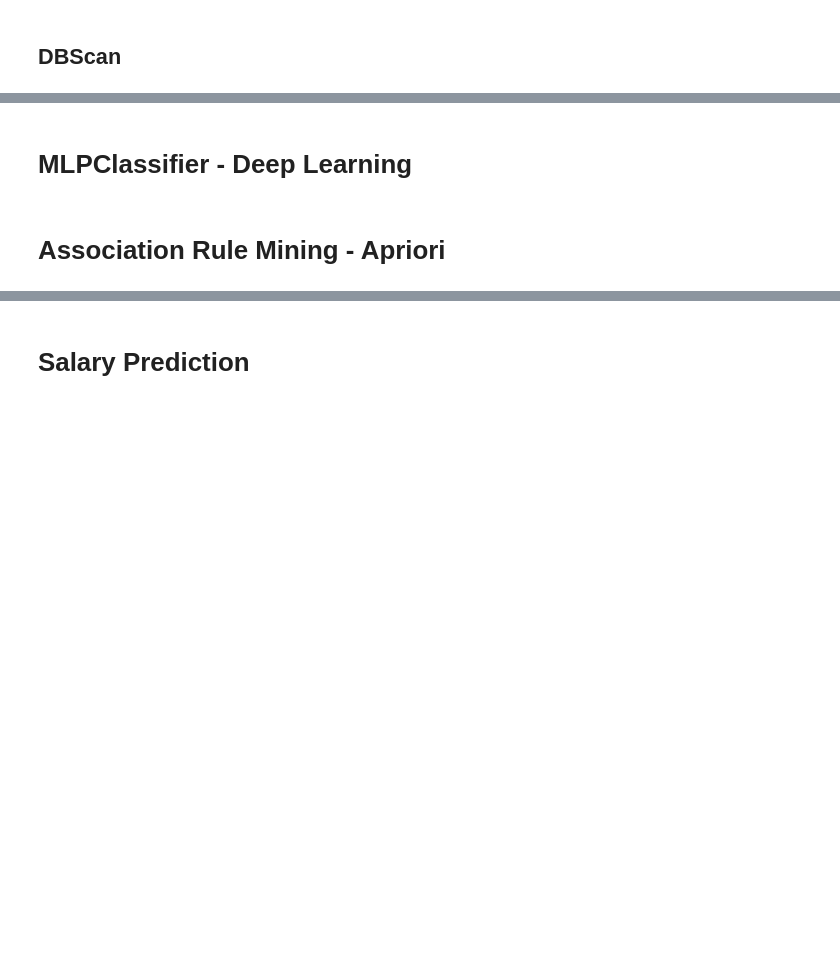
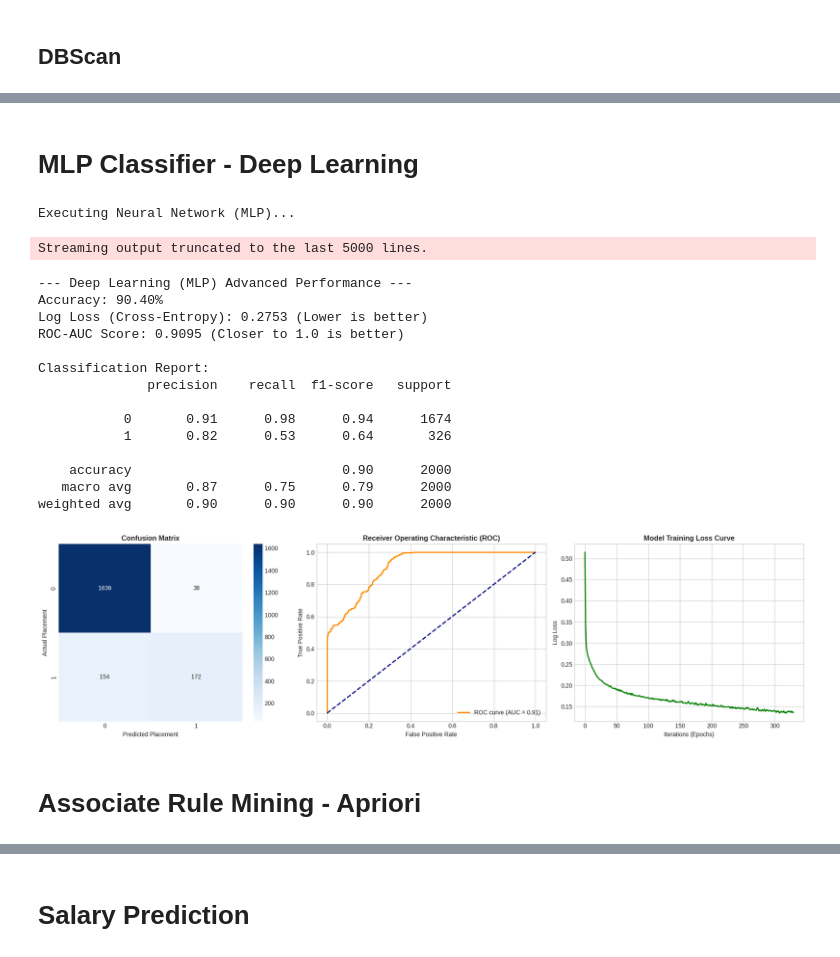
Before and after one commit to barath37/placement-prediction, a Jupyter notebook: placement_prediction.ipynb, the cells around one changed output, grey strips where cells are left out. Saved outputs shown, nothing was run; the diff lists cells and outputs as text; code cells hidden in the pictures; blank space fills up the shorter version.

```diff
--- a/placement_prediction.ipynb
+++ b/placement_prediction.ipynb
@@ -393,39 +494,85 @@ plt.show()
 # %% [markdown]
-# MLPClassifier - Deep Learning
+# MLP Classifier - Deep Learning
 # %%
+# =====================================================================
+# 1. DEEP LEARNING: MULTI-LAYER PERCEPTRON (MLP) - ADVANCED EVALUATION
+# =====================================================================
 from sklearn.neural_network import MLPClassifier
-from sklearn.metrics import accuracy_score, classification_report, confusion_matrix
+from sklearn.metrics import accuracy_score, classification_report, confusion_matrix, roc_curve, auc, log_loss
 from sklearn.preprocessing import StandardScaler
 import matplotlib.pyplot as plt
 import seaborn as sns
 
 print("\nExecuting Neural Network (MLP)...")
 
-# Fix: We define and scale the training data right here so it never throws a NameError
+# Scale the data
 scaler_mlp = StandardScaler()
 X_train_scaled_mlp = scaler_mlp.fit_transform(X_train)
 X_test_scaled_mlp = scaler_mlp.transform(X_test)
 
-# Initialize a 3-hidden-layer neural network (64 -> 32 -> 16 neurons)
+# Initialize MLP
 mlp_model = MLPClassifier(hidden_layer_sizes=(64, 32, 16), max_iter=1000, random_state=42)
-
-# Train using the newly scaled data
 mlp_model.fit(X_train_scaled_mlp, y_train)
 
-# Predict and Evaluate
+# Predictions and Probabilities
 y_pred_mlp = mlp_model.predict(X_test_scaled_mlp)
+y_prob_mlp = mlp_model.predict_proba(X_test_scaled_mlp) # Needed for ROC and Log Loss
 
-print("--- Deep Learning (MLP) Performance ---")
-print(f"Accuracy: {accuracy_score(y_test, y_pred_mlp) * 100:.2f}%\n")
+# Calculate Advanced Metrics
+mlp_log_loss = log_loss(y_test, y_prob_mlp)
+fpr, tpr, thresholds = roc_curve(y_test, y_prob_mlp[:, 1])
+roc_auc = auc(fpr, tpr)
+
+print("--- Deep Learning (MLP) Advanced Performance ---")
+print(f"Accuracy: {accuracy_score(y_test, y_pred_mlp) * 100:.2f}%")
+print(f"Log Loss (Cross-Entropy): {mlp_log_loss:.4f} (Lower is better)")
+print(f"ROC-AUC Score: {roc_auc:.4f} (Closer to 1.0 is better)\n")
 print("Classification Report:")
 print(classification_report(y_test, y_pred_mlp))
 
-# Plot the Confusion Matrix
-plt.figure(figsize=(6, 4))
-sns.heatmap(confusion_matrix(y_test, y_pred_mlp), annot=True, fmt='d', cmap='Blues')
-plt.title('Neural Network Confusion Matrix', fontweight='bold')
-plt.xlabel('Predicted Placement')
-plt.ylabel('Actual Placement')
+# --- PLOTTING ---
+fig, axes = plt.subplots(1, 3, figsize=(18, 5))
+plt.style.use('seaborn-v0_8-whitegrid')
+
+# Plot 1: Confusion Matrix
+sns.heatmap(confusion_matrix(y_test, y_pred_mlp), annot=True, fmt='d', cmap='Blues', ax=axes[0])
+axes[0].set_title('Confusion Matrix', fontweight='bold')
+axes[0].set_xlabel('Predicted Placement')
+axes[0].set_ylabel('Actual Placement')
+
+# Plot 2: ROC Curve
+axes[1].plot(fpr, tpr, color='darkorange', lw=2, label=f'ROC curve (AUC = {roc_auc:.2f})')
+axes[1].plot([0, 1], [0, 1], color='navy', lw=2, linestyle='--')
+axes[1].set_title('Receiver Operating Characteristic (ROC)', fontweight='bold')
+axes[1].set_xlabel('False Positive Rate')
+axes[1].set_ylabel('True Positive Rate')
+axes[1].legend(loc="lower right")
+
+# Plot 3: Training Loss Curve
+axes[2].plot(mlp_model.loss_curve_, color='green', lw=2)
+axes[2].set_title('Model Training Loss Curve', fontweight='bold')
+axes[2].set_xlabel('Iterations (Epochs)')
+axes[2].set_ylabel('Log Loss')
+
+plt.tight_layout()
 plt.show()
+# %% [output]
+Executing Neural Network (MLP)...
+Streaming output truncated to the last 5000 lines.
+--- Deep Learning (MLP) Advanced Performance ---
+Accuracy: 90.40%
+Log Loss (Cross-Entropy): 0.2753 (Lower is better)
+ROC-AUC Score: 0.9095 (Closer to 1.0 is better)
+
+Classification Report:
+              precision    recall  f1-score   support
+
+           0       0.91      0.98      0.94      1674
+           1       0.82      0.53      0.64       326
+
+    accuracy                           0.90      2000
+   macro avg       0.87      0.75      0.79      2000
+weighted avg       0.90      0.90      0.90      2000
+[figure, added]
 # %% [markdown]
-# Association Rule Mining - Apriori
+# Associate Rule Mining - Apriori
```
Also changed, not shown: parts of 16 cells of this notebook.
